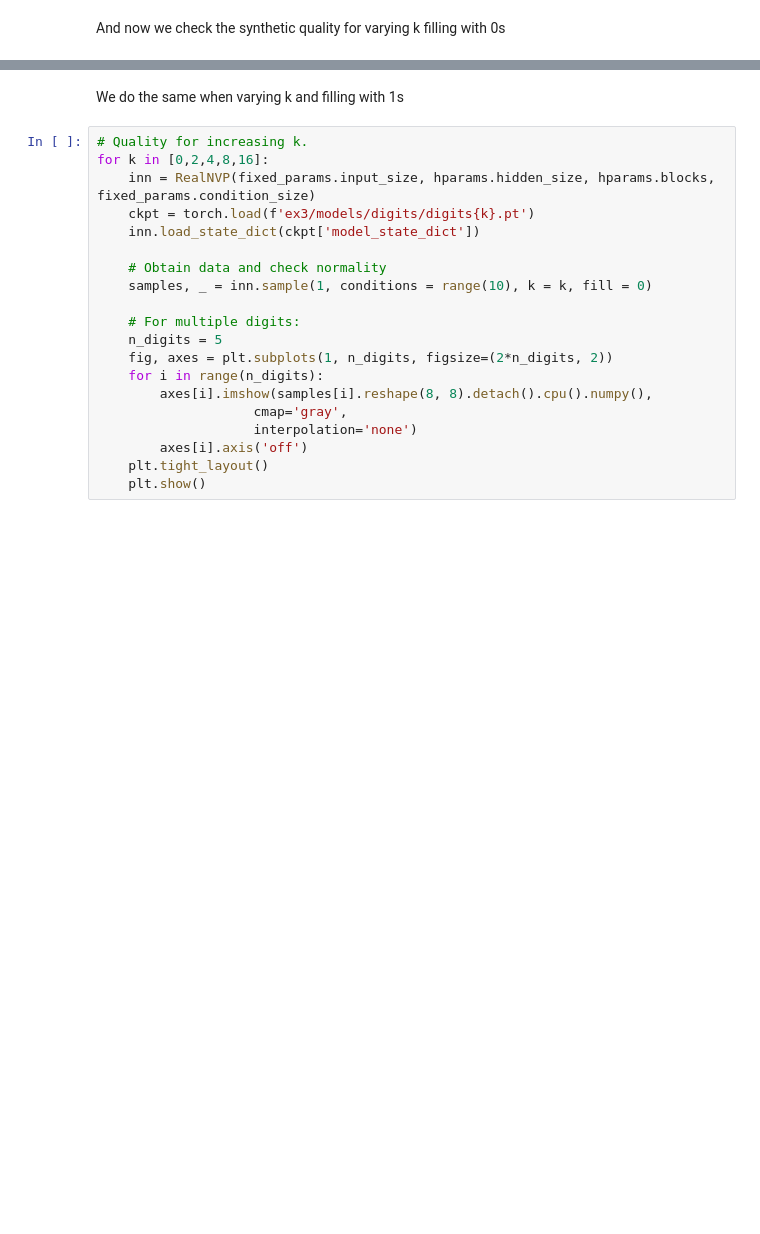
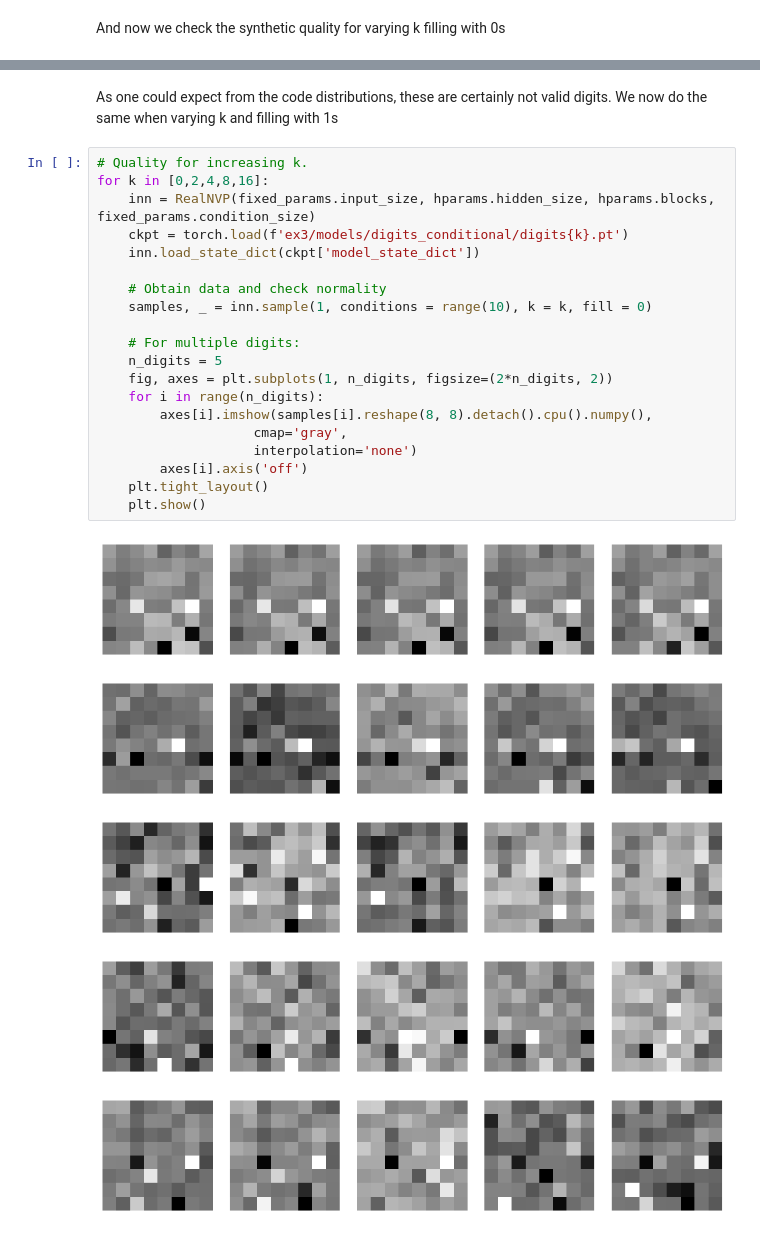
Before and after one commit to timat33/GNN, a Jupyter notebook: ex3/normalizing-flows.ipynb, the cells around one changed output, grey strips where cells are left out. Cells and saved outputs as stored; diff of their text form; blank space fills up the shorter version.

```diff
--- a/ex3/normalizing-flows.ipynb
+++ b/ex3/normalizing-flows.ipynb
@@ -1634,22 +1649,28 @@ for k in [0,2,4,8,16]:
 # %% [markdown]
-We do the same when varying k and filling with 1s
+As one could expect from the code distributions, these are certainly not valid digits. We now do the same when varying k and filling with 1s
 # %%
 # Quality for increasing k.
 for k in [0,2,4,8,16]:
     inn = RealNVP(fixed_params.input_size, hparams.hidden_size, hparams.blocks, fixed_params.condition_size)
-    ckpt = torch.load(f'ex3/models/digits/digits{k}.pt')
+    ckpt = torch.load(f'ex3/models/digits_conditional/digits{k}.pt')
     inn.load_state_dict(ckpt['model_state_dict'])
 
     # Obtain data and check normality
     samples, _ = inn.sample(1, conditions = range(10), k = k, fill = 0)
 
     # For multiple digits:
     n_digits = 5
     fig, axes = plt.subplots(1, n_digits, figsize=(2*n_digits, 2))
     for i in range(n_digits):
         axes[i].imshow(samples[i].reshape(8, 8).detach().cpu().numpy(),
                     cmap='gray',
                     interpolation='none')
         axes[i].axis('off')
     plt.tight_layout()
     plt.show()
+# %% [output]
+[figure, added]
+[figure, added]
+[figure, added]
+[figure, added]
+[figure, added]
```
Also changed, not shown: parts of 7 cells of this notebook.
